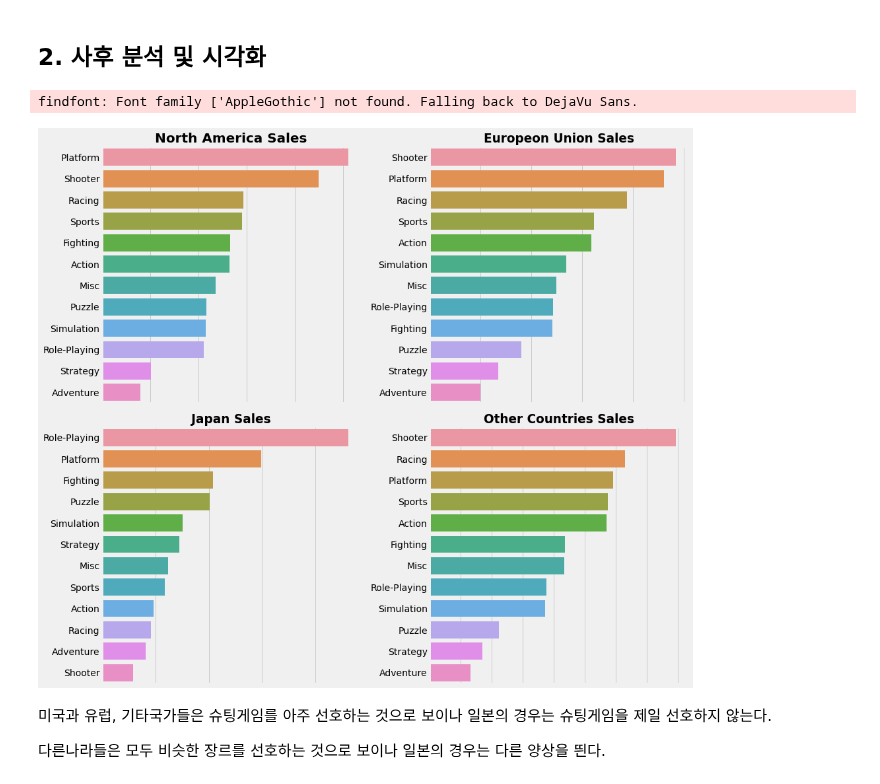
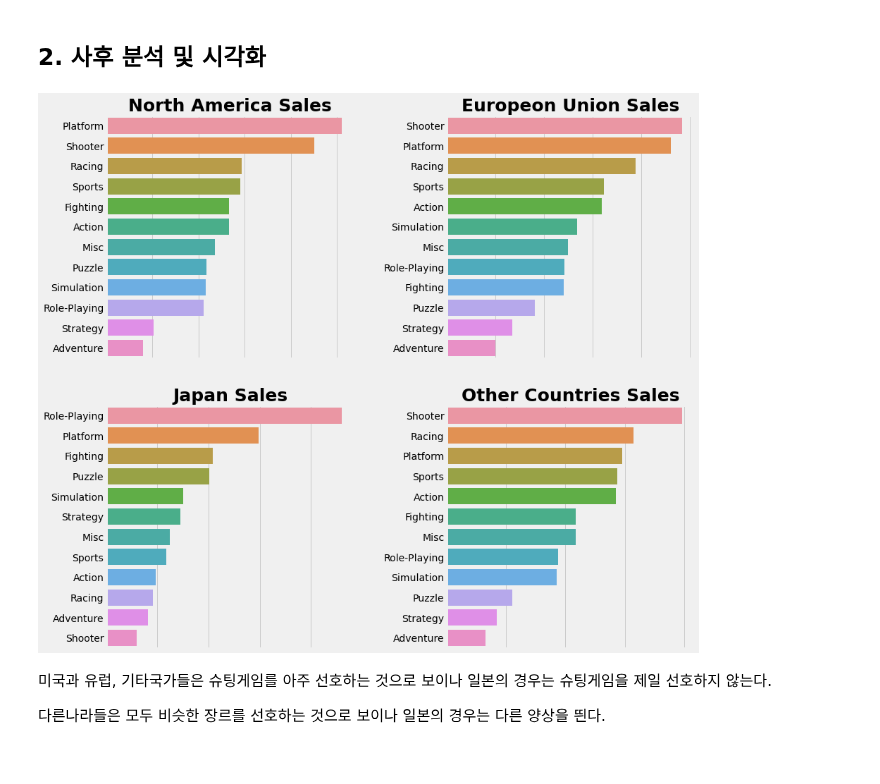
Before and after one commit to sseyonafre/Project, a Jupyter notebook: sprint1/AI_14_고세희_Section1.ipynb, the cells around one changed output. Cells and saved outputs as stored; diff of their text form; code cells hidden in the pictures.

```diff
--- a/sprint1/AI_14_고세희_Section1.ipynb
+++ b/sprint1/AI_14_고세희_Section1.ipynb
@@ -233,7 +252,9 @@ error= df[error_condition]
 Sales= ['NA_Sales','EU_Sales','JP_Sales','Other_Sales']
 
 for i in Sales:
-  df[i] =df[i].replace({"K":"*0.001", "M":""}, regex=True).map(pd.eval)
+  df[i] =df[i].replace({"K":"*0.001", "M":""}, regex=True).map(pd.eval).apply(lambda x:x*1000)
+# %%
+df[Sales]= df[Sales].astype(int)
 # %%
 #year 의 데이터 타입 정수로 바꿔주기.
 df['Year']=df['Year'].astype(np.int64)
@@ -301,39 +322,38 @@ Other_Sales = Sales_means.sort_values(by='Other_Sales',ascending = False)
 # %%
 # 그렇다면 각 지역별로 장르선호도가 어떻게 다를까
 
 plt.style.use('fivethirtyeight')
 
 fig = plt.figure(figsize=(14,12))
 plt.subplot(221)
 ax1 = sns.barplot(x=NA_Sales['NA_Sales'], y= NA_Sales['Genre'])
 ax = plt.gca()
-plt.title('North America Sales',fontsize=20, fontweight='semibold')
+plt.title('North America Sales',fontsize=25, fontweight='semibold')
 ax1.set(xlabel=None , ylabel=None)
 plt.tick_params(axis='x', which='both',bottom=False, top=False,labelbottom=False)
 
 plt.subplot(222)
 ax2 = sns.barplot(x=EU_Sales['EU_Sales'], y= EU_Sales['Genre'])
-plt.title('Europeon Union Sales',fontsize=18.5, fontweight='semibold')
+plt.title('Europeon Union Sales',fontsize=25, fontweight='semibold')
 ax2.set(xlabel=None , ylabel=None)
 plt.tick_params(axis='x', which='both',bottom=False, top=False,labelbottom=False)
 
 plt.subplot(223)
 ax3 = sns.barplot(x=JP_Sales['JP_Sales'], y= JP_Sales['Genre'])
-plt.title('Japan Sales',fontsize=18.5, fontweight='semibold')
+plt.title('Japan Sales',fontsize=25, fontweight='semibold')
 ax3.set(xlabel=None , ylabel=None)
 plt.tick_params(axis='x', which='both',bottom=False, top=False,labelbottom=False)
 
 plt.subplot(224)
 ax4 = sns.barplot(x=Other_Sales['Other_Sales'], y= Other_Sales['Genre'])
-plt.title('Other Countries Sales',fontsize=18.5, fontweight='semibold')
+plt.title('Other Countries Sales',fontsize=25, fontweight='semibold')
 ax4.set(xlabel=None , ylabel=None)
 plt.tick_params(axis='x', which='both',bottom=False, top=False,labelbottom=False)
 
-fig.tight_layout()
+fig.tight_layout(pad=3.0) #plot 간 간격설정
 plt.show;
 # %% [output]
-findfont: Font family ['AppleGothic'] not found. Falling back to DejaVu Sans.
-[figure, old version]
+[figure, new version]
 # %% [markdown]
 미국과 유럽, 기타국가들은 슈팅게임를 아주 선호하는 것으로 보이나 일본의 경우는 슈팅게임을 제일 선호하지 않는다.
 
```
Also changed, not shown: parts of 13 cells of this notebook.
